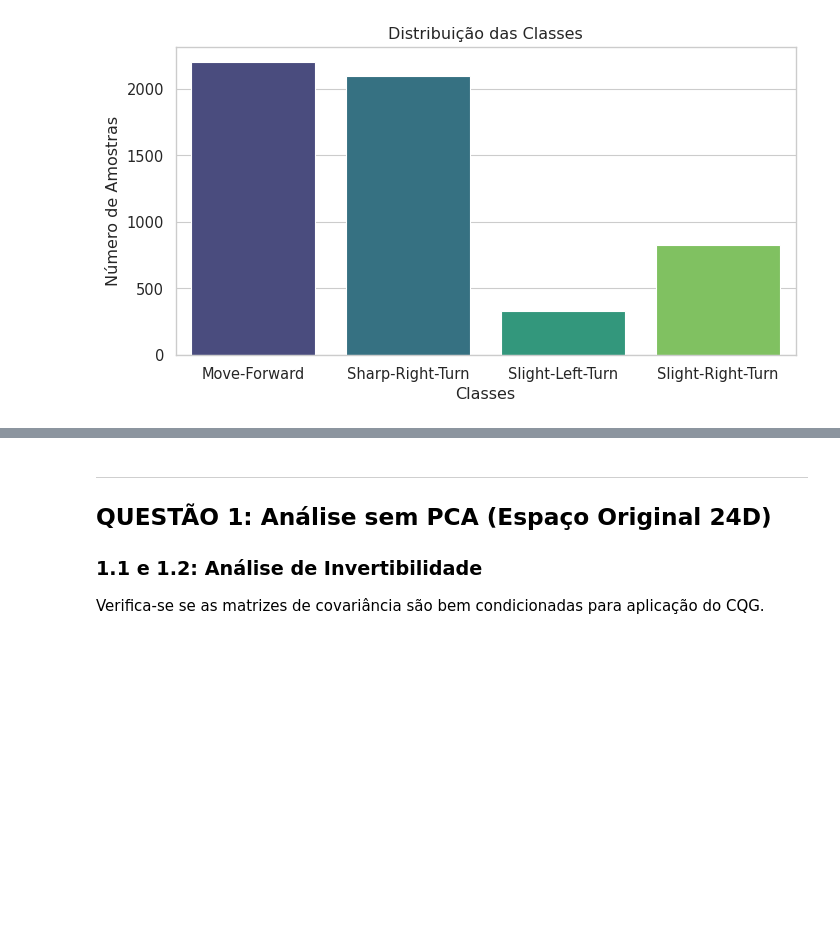
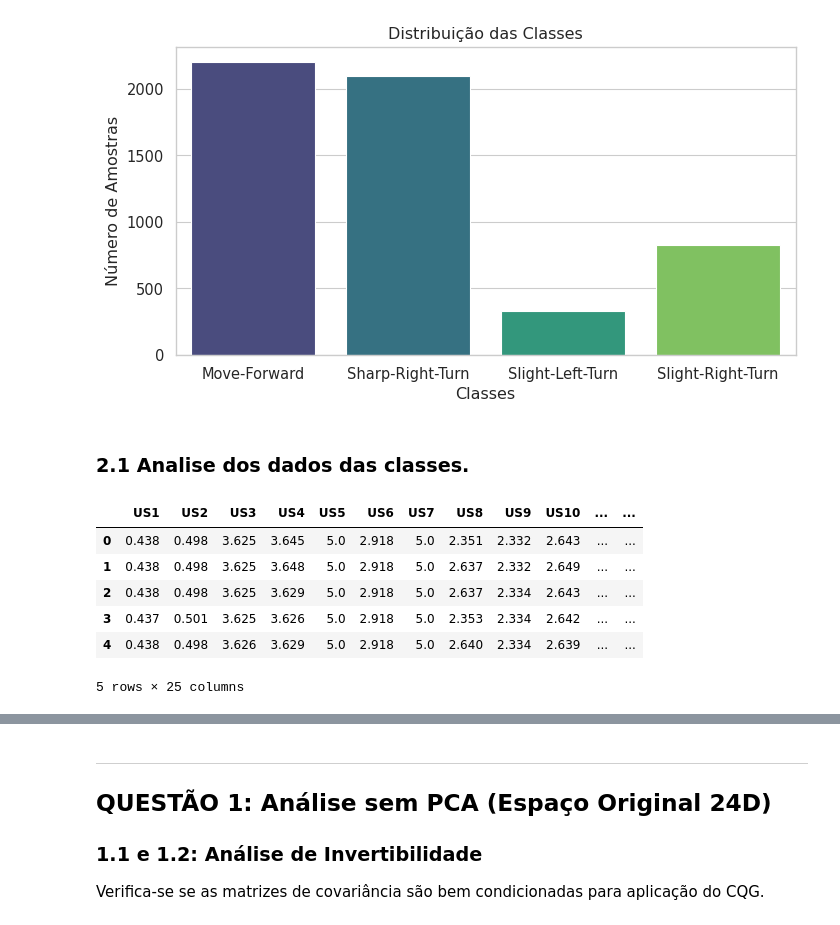
Before and after one commit to LucasJLBraz/Trabalhos_Rec_Padroes, a Jupyter notebook: notebooks/Trabalho Computacional 3/trabalho3_experimentos.ipynb, the cells around one changed output, grey strips where cells are left out. Cells and saved outputs as stored; diff of their text form; code cells hidden in the pictures; blank space fills up the shorter version.

```diff
--- a/notebooks/Trabalho Computacional 3/trabalho3_experimentos.ipynb
+++ b/notebooks/Trabalho Computacional 3/trabalho3_experimentos.ipynb
@@ -86,3 +85,15 @@ plt.show()
 Dataset Carregado: (5456, 24)
 Classes: ['Move-Forward' 'Sharp-Right-Turn' 'Slight-Left-Turn' 'Slight-Right-Turn']
 [figure]
+# %% [markdown]
+### 2.1 Analise dos dados das classes.
+# %%
+data_df.head(5)
+# %% [output]
+|  | US1 | US2 | US3 | US4 | US5 | US6 | US7 | US8 | US9 | US10 | ... | ... |
+| 0 | 0.438 | 0.498 | 3.625 | 3.645 | 5.0 | 2.918 | 5.0 | 2.351 | 2.332 | 2.643 | ... | ... |
+| 1 | 0.438 | 0.498 | 3.625 | 3.648 | 5.0 | 2.918 | 5.0 | 2.637 | 2.332 | 2.649 | ... | ... |
+| 2 | 0.438 | 0.498 | 3.625 | 3.629 | 5.0 | 2.918 | 5.0 | 2.637 | 2.334 | 2.643 | ... | ... |
+| 3 | 0.437 | 0.501 | 3.625 | 3.626 | 5.0 | 2.918 | 5.0 | 2.353 | 2.334 | 2.642 | ... | ... |
+| 4 | 0.438 | 0.498 | 3.626 | 3.629 | 5.0 | 2.918 | 5.0 | 2.640 | 2.334 | 2.639 | ... | ... |
+5 rows × 25 columns
```
Also changed, not shown: parts of 21 cells of this notebook, 2 other files.
